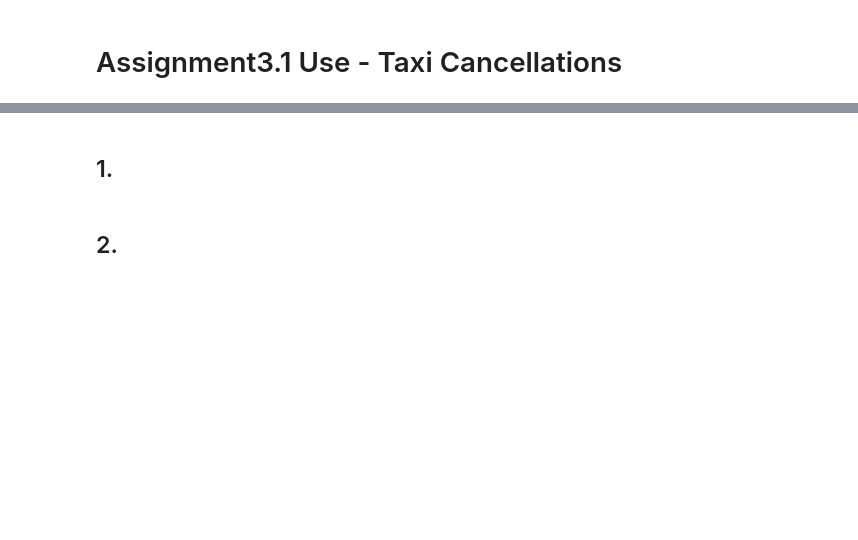
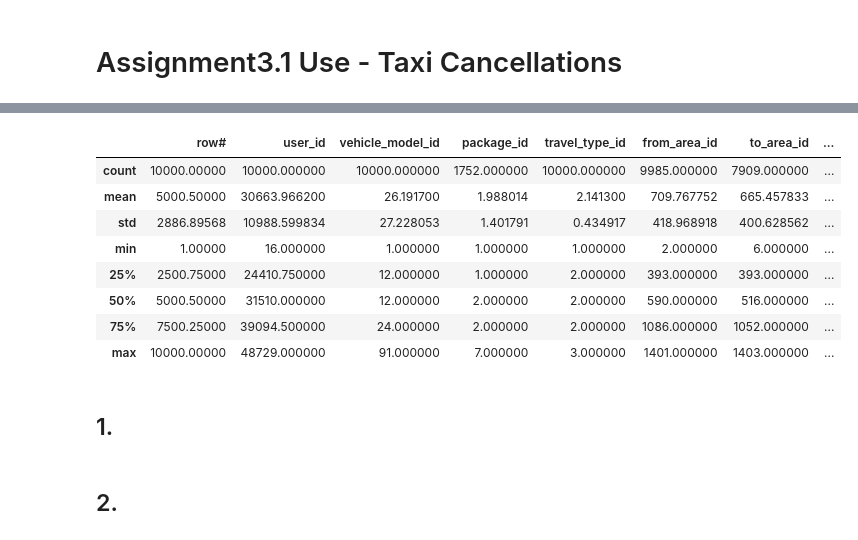
Before and after one commit to xuany823/ADS505, a Jupyter notebook: Module3/Assignment3.1.ipynb, the cells around one changed output, grey strips where cells are left out. Drawn from its saved outputs; the diff is of its cells as text; code cells hidden in the pictures; blank space fills up the shorter version.

```diff
--- a/Module3/Assignment3.1.ipynb
+++ b/Module3/Assignment3.1.ipynb
@@ -21,3 +78,15 @@ FileNotFoundError: [Errno 2] No such file or directory: 'Taxi-cancellation-case.
+# %%
+df.describe()
+# %% [output]
+|  | row# | user_id | vehicle_model_id | package_id | travel_type_id | from_area_id | to_area_id | ... |
+| count | 10000.00000 | 10000.000000 | 10000.000000 | 1752.000000 | 10000.000000 | 9985.000000 | 7909.000000 | ... |
+| mean | 5000.50000 | 30663.966200 | 26.191700 | 1.988014 | 2.141300 | 709.767752 | 665.457833 | ... |
+| std | 2886.89568 | 10988.599834 | 27.228053 | 1.401791 | 0.434917 | 418.968918 | 400.628562 | ... |
+| min | 1.00000 | 16.000000 | 1.000000 | 1.000000 | 1.000000 | 2.000000 | 6.000000 | ... |
+| 25% | 2500.75000 | 24410.750000 | 12.000000 | 1.000000 | 2.000000 | 393.000000 | 393.000000 | ... |
+| 50% | 5000.50000 | 31510.000000 | 12.000000 | 2.000000 | 2.000000 | 590.000000 | 516.000000 | ... |
+| 75% | 7500.25000 | 39094.500000 | 24.000000 | 2.000000 | 2.000000 | 1086.000000 | 1052.000000 | ... |
+| max | 10000.00000 | 48729.000000 | 91.000000 | 7.000000 | 3.000000 | 1401.000000 | 1403.000000 | ... |
 # %% [markdown]
 ## 1.
 # %% [markdown]
```
Also changed, not shown: parts of 4 cells of this notebook.
